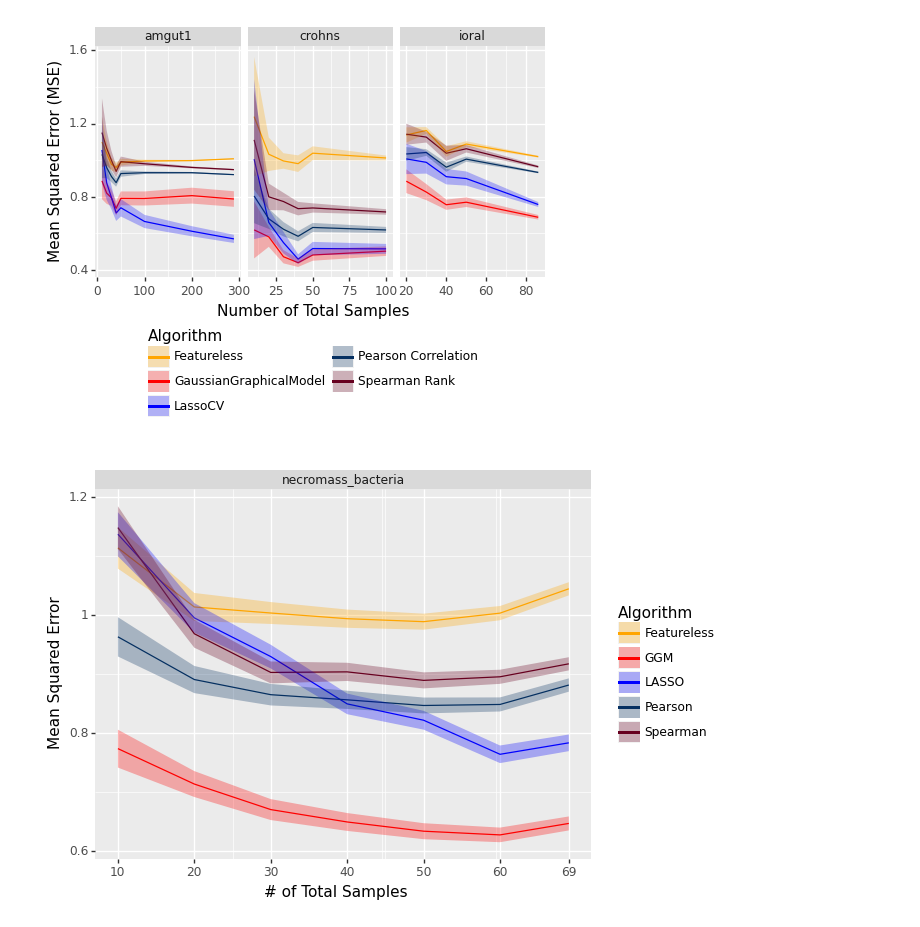
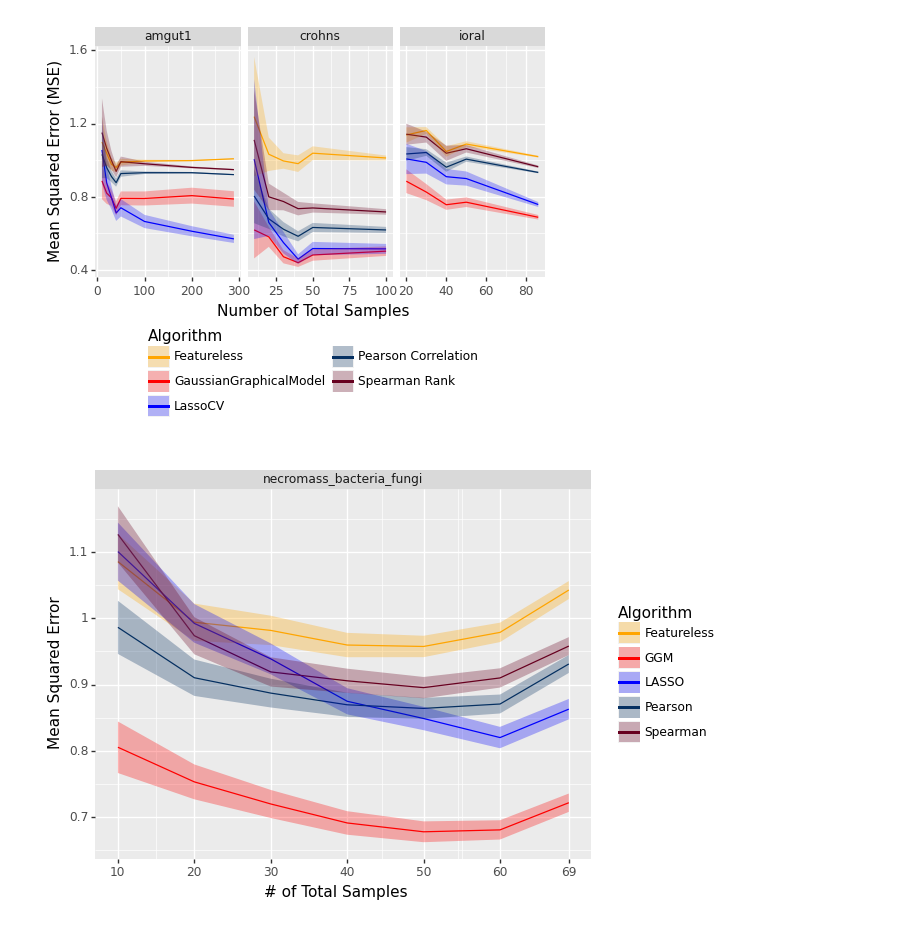
Before and after one commit to EngineerDanny/CS685-Microbe-Network-Research-Code, a Jupyter notebook: model_subsampling/results/analyze_results.ipynb, the cells around one changed output. Drawn from its saved outputs; the diff is of its cells as text; code cells hidden in the pictures.

```diff
--- a/model_subsampling/results/analyze_results.ipynb
+++ b/model_subsampling/results/analyze_results.ipynb
@@ -257,31 +257,33 @@ def test_error_graph(error_df):
 # date_time = "2023-04-03_18:15"
 # date_time = "2023-04-03_18:31"
 date_time = "2023-03-22_18:12"
 date_time = "2023-03-22_19:01"
 date_time = "2023-04-10_11:18"
 date_time = "2023-04-10_12:28"
 
 # date_time = "2023-04-10_17:47"
 date_time = "2023-04-10_15:31"
 date_time = "2023-05-29_12:40"
 date_time = "2023-06-21_17:26"
 date_time = "2023-06-21_19:01"
 date_time = "2023-06-28_13:01"
 # date_time = "2023-07-19_20:27"
 date_time = "2023-07-20_16:36"
 
 date_time = "2023-07-20_16:44"
 # date_time = "2023-08-03_18:13"
+date_time = "2023-08-18_14:28"
+
 
 
 
 error_df = pd.read_csv(f"{root_results_dir}/{date_time}_results.csv")
 # error_df.loc[error_df['Algorithm'] == 'GuassianGraphicalMethod', 'Algorithm'] = 'GaussianGraphicalModel'
 
 # error_df.to_csv(f"{root_results_dir}/{date_time}_results.csv", index=False)
 # filter when `# of Total Samples` is 20, 40, 60, 80, 100
 # error_df = error_df[error_df["# of Total Samples"].isin([20, 40, 60, 80, 100])]
 
 test_error_graph(error_df)
 # %% [output]
-[figure, old version]
+[figure, new version]
```
Also changed, not shown: 2 other files.
